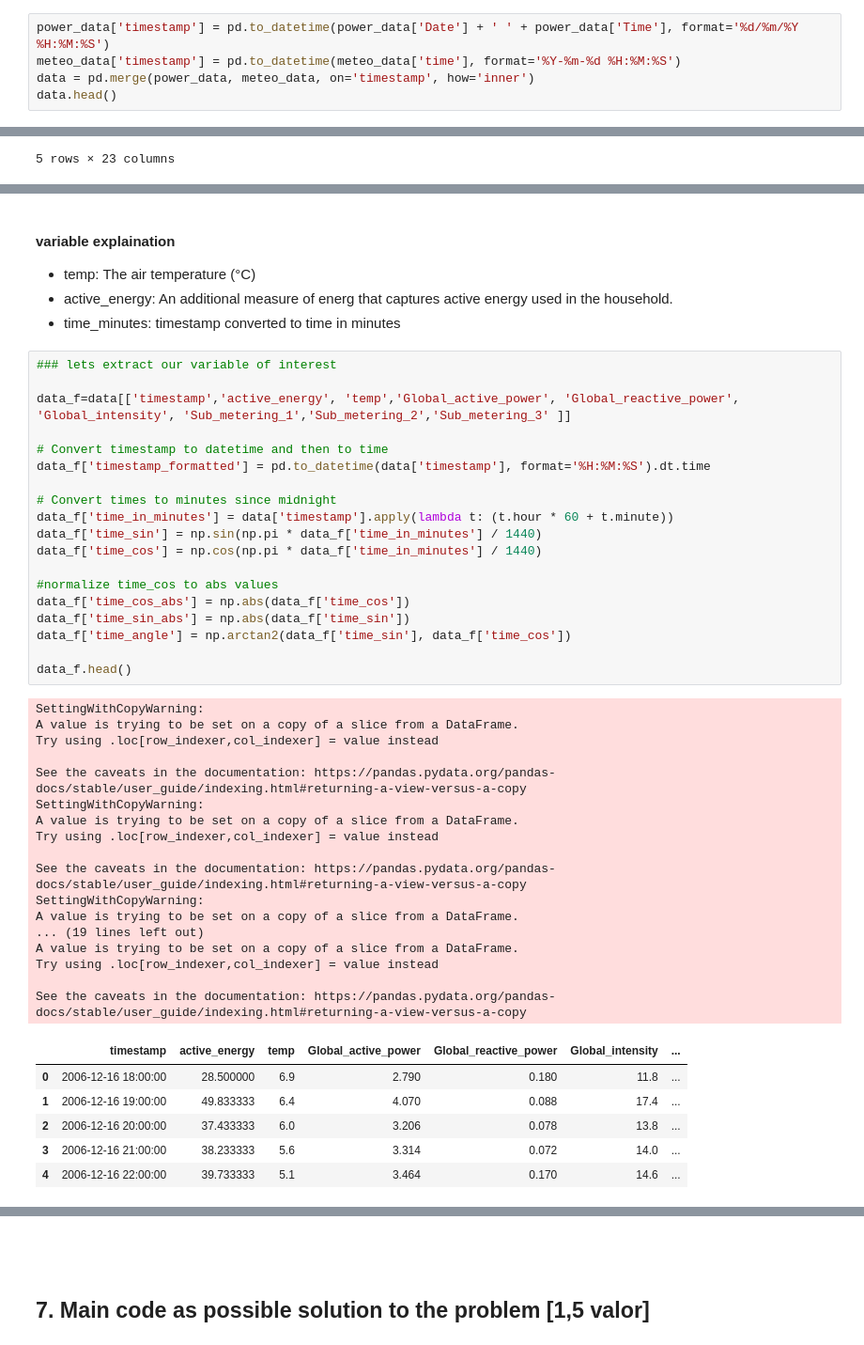
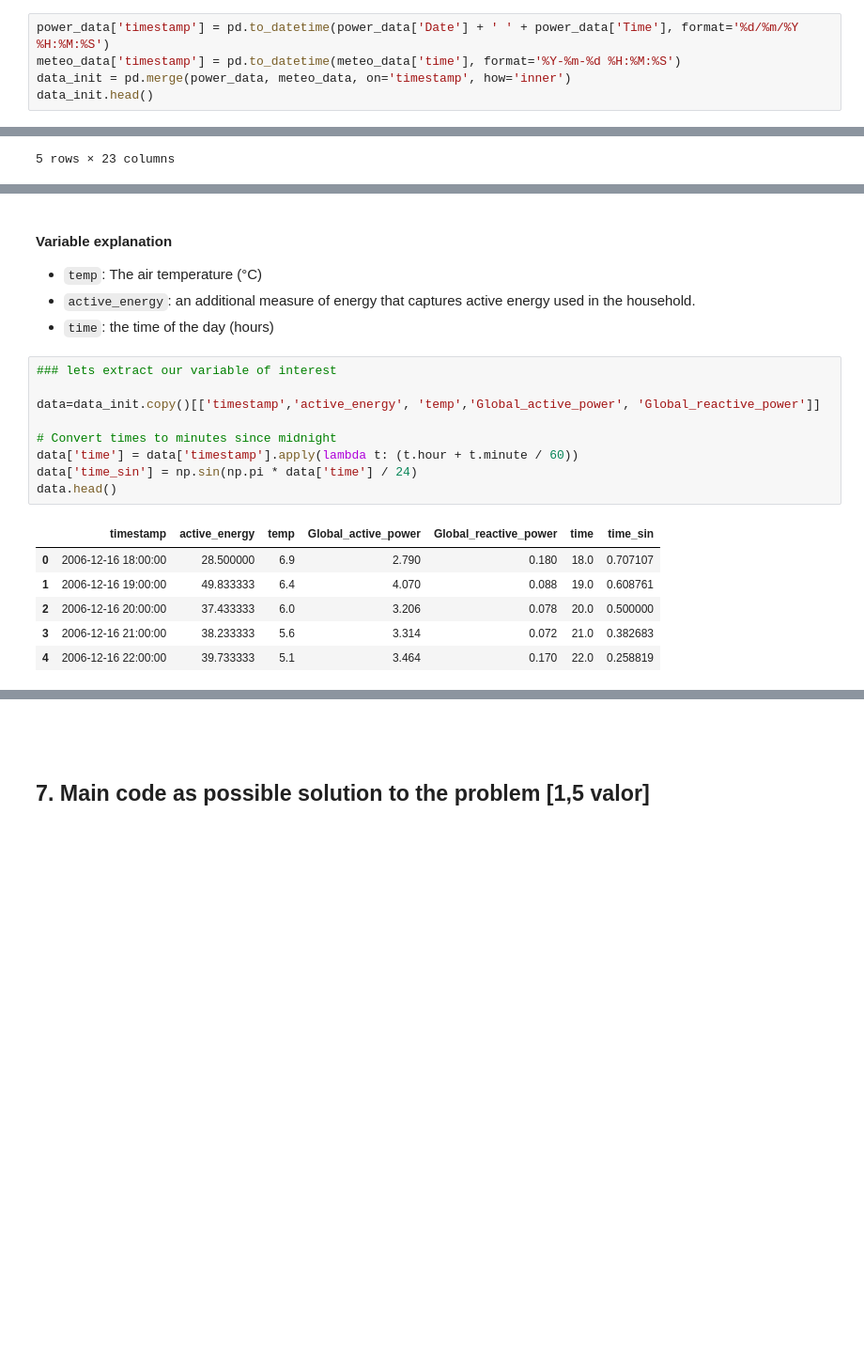
Before and after one commit to s126784/tmbd, a Jupyter notebook: Work-01-G1.ipynb, the cells around one changed output, grey strips where cells are left out. Shown at 94% size. Cells and saved outputs as stored; diff of their text form; blank space fills up the shorter version.

```diff
--- a/Work-01-G1.ipynb
+++ b/Work-01-G1.ipynb
@@ -124,8 +127,8 @@ To merge this datasets into a single one, we will use the date and time columns.
 # %%
 power_data['timestamp'] = pd.to_datetime(power_data['Date'] + ' ' + power_data['Time'], format='%d/%m/%Y %H:%M:%S')
 meteo_data['timestamp'] = pd.to_datetime(meteo_data['time'], format='%Y-%m-%d %H:%M:%S')
-data = pd.merge(power_data, meteo_data, on='timestamp', how='inner')
-data.head()
+data_init = pd.merge(power_data, meteo_data, on='timestamp', how='inner')
+data_init.head()
 # %% [output]
 |  | Date | Time | Global_active_power | Global_reactive_power | Voltage | Global_intensity | ... |
 | 0 | 16/12/2006 | 18:00:00 | 2.790 | 0.180 | 237.520 | 11.8 | ... |
@@ -139,50 +142,23 @@ Here there are many variables, but we will use only three ones: time, active pow
 # %% [markdown]
-#### variable explaination
+#### Variable explanation
 
--  temp: The air temperature (°C)
-- active_energy: An additional measure of energ that captures active energy used in the household.
-- time_minutes: timestamp converted to time in minutes
+- `temp`: The air temperature (°C)
+- `active_energy`: an additional measure of energy that captures active energy used in the household.
+- `time`: the time of the day (hours)
 # %%
 ### lets extract our variable of interest
 
-data_f=data[['timestamp','active_energy', 'temp','Global_active_power', 'Global_reactive_power', 'Global_intensity', 'Sub_metering_1','Sub_metering_2','Sub_metering_3' ]]
-
-# Convert timestamp to datetime and then to time
-data_f['timestamp_formatted'] = pd.to_datetime(data['timestamp'], format='%H:%M:%S').dt.time
+data=data_init.copy()[['timestamp','active_energy', 'temp','Global_active_power', 'Global_reactive_power']]
 
 # Convert times to minutes since midnight
-data_f['time_in_minutes'] = data['timestamp'].apply(lambda t: (t.hour * 60 + t.minute))
-data_f['time_sin'] = np.sin(np.pi * data_f['time_in_minutes'] / 1440)
-data_f['time_cos'] = np.cos(np.pi * data_f['time_in_minutes'] / 1440)
-
-#normalize time_cos to abs values
-data_f['time_cos_abs'] = np.abs(data_f['time_cos'])
-data_f['time_sin_abs'] = np.abs(data_f['time_sin'])
-data_f['time_angle'] = np.arctan2(data_f['time_sin'], data_f['time_cos'])
-
-data_f.head()
+data['time'] = data['timestamp'].apply(lambda t: (t.hour + t.minute / 60))
+data['time_sin'] = np.sin(np.pi * data['time'] / 24)
+data.head()
 # %% [output]
-SettingWithCopyWarning:
-A value is trying to be set on a copy of a slice from a DataFrame.
-Try using .loc[row_indexer,col_indexer] = value instead
-
-See the caveats in the documentation: https://pandas.pydata.org/pandas-docs/stable/user_guide/indexing.html#returning-a-view-versus-a-copy
-SettingWithCopyWarning:
-A value is trying to be set on a copy of a slice from a DataFrame.
-Try using .loc[row_indexer,col_indexer] = value instead
-
-See the caveats in the documentation: https://pandas.pydata.org/pandas-docs/stable/user_guide/indexing.html#returning-a-view-versus-a-copy
-SettingWithCopyWarning:
-A value is trying to be set on a copy of a slice from a DataFrame.
-... (19 lines left out)
-A value is trying to be set on a copy of a slice from a DataFrame.
-Try using .loc[row_indexer,col_indexer] = value instead
-
-See the caveats in the documentation: https://pandas.pydata.org/pandas-docs/stable/user_guide/indexing.html#returning-a-view-versus-a-copy
-|  | timestamp | active_energy | temp | Global_active_power | Global_reactive_power | Global_intensity | ... |
-| 0 | 2006-12-16 18:00:00 | 28.500000 | 6.9 | 2.790 | 0.180 | 11.8 | ... |
-| 1 | 2006-12-16 19:00:00 | 49.833333 | 6.4 | 4.070 | 0.088 | 17.4 | ... |
-| 2 | 2006-12-16 20:00:00 | 37.433333 | 6.0 | 3.206 | 0.078 | 13.8 | ... |
-| 3 | 2006-12-16 21:00:00 | 38.233333 | 5.6 | 3.314 | 0.072 | 14.0 | ... |
-| 4 | 2006-12-16 22:00:00 | 39.733333 | 5.1 | 3.464 | 0.170 | 14.6 | ... |
+|  | timestamp | active_energy | temp | Global_active_power | Global_reactive_power | time | time_sin |
+| 0 | 2006-12-16 18:00:00 | 28.500000 | 6.9 | 2.790 | 0.180 | 18.0 | 0.707107 |
+| 1 | 2006-12-16 19:00:00 | 49.833333 | 6.4 | 4.070 | 0.088 | 19.0 | 0.608761 |
+| 2 | 2006-12-16 20:00:00 | 37.433333 | 6.0 | 3.206 | 0.078 | 20.0 | 0.500000 |
+| 3 | 2006-12-16 21:00:00 | 38.233333 | 5.6 | 3.314 | 0.072 | 21.0 | 0.382683 |
+| 4 | 2006-12-16 22:00:00 | 39.733333 | 5.1 | 3.464 | 0.170 | 22.0 | 0.258819 |
 # %%
```
Also changed, not shown: parts of 20 cells of this notebook.
